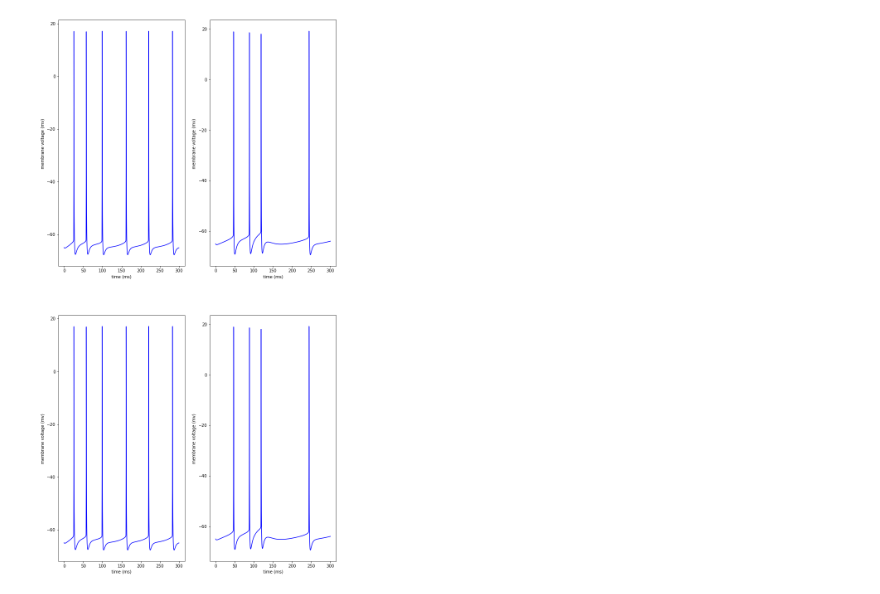
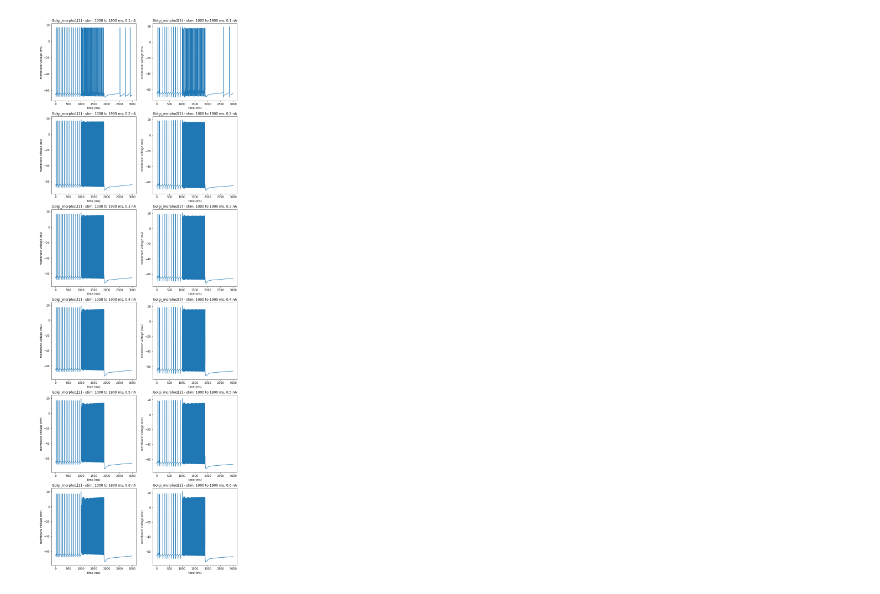
Before and after one commit to Spiritreaper331/Honors-Project-2022, a Jupyter notebook: Cerebellum Model/Golgi testing.ipynb, the cells around one changed output. Saved outputs shown, nothing was run; the diff lists cells and outputs as text; code cells hidden in the pictures.

```diff
--- a/Cerebellum Model/Golgi testing.ipynb
+++ b/Cerebellum Model/Golgi testing.ipynb
@@ -64,7 +60,7 @@ for j, cell in enumerate(cells):
 
     # Plot the results
     plt.subplot(1, len(cells), j + 1)
-    plt.title(f"cell {j}")
+    plt.title(str(cell))
     plt.plot(np.array(time), np.array(cell.vm), 'b')
     plt.xlabel("time (ms)")
-    plt.ylabel("membrane voltage (mv) ")
+    plt.ylabel("membrane voltage (mv)")
@@ -74,41 +72,43 @@ for j, cell in enumerate(cells):
 # Basic properties of the simulation
 h.dt = 0.025    # change in time between steps (ms)
 h.celsius = 32  # temperature of the neurons (*C)
 h.tstop = 3000  # time to stop the entire simulation (ms)
 h.v_init = -65  # initial membrane potential (mV)
 
 stimdata = [
     [1000, 900, 0.1],  # delay, duration, amplitude
     [1000, 900, 0.2],
-    #[1000, 900, 0.3],
-    #[1000, 900, 0.4],
-    #[1000, 900, 0.5],
-    #[1000, 900, 0.6],
+    [1000, 900, 0.3],
+    [1000, 900, 0.4],
+    [1000, 900, 0.5],
+    [1000, 900, 0.6],
 ]
 
-plt.figure(figsize=(12, 8*len(stimdata)))
+plt.figure(figsize=(12, 6*len(stimdata)))
 for j, cell in enumerate(cells):
     for i, (delay, duration, amplitude) in enumerate(stimdata):
         stim = [h.IClamp(0.5, sec=cell.soma[0])]
         stim[0].delay = delay
         stim[0].dur = duration
         stim[0].amp = amplitude
 
         time = h.Vector()
         time.record(h._ref_t)
 
         #Initialization
         h.finitialize()
         h.run()
 
         # Plot the results
         plt.subplot(len(stimdata), len(cells), i*len(cells) + j + 1)
-        plt.title(f"cell {j}, stim patten {i}")
+        plt.title(f"{cell} - stim: {delay} to {delay+duration} ms, {amplitude} nA")
         plt.plot(np.array(time), np.array(cell.vm))
         plt.xlabel("time (ms)")
-        plt.ylabel("membrane voltage (mv) ")
+        plt.ylabel("membrane voltage (mv)")
+
+        del stim  # make sure these are all disconnected
 # %% [output]
-[figure, old version]
+[figure, new version]
 # %%
 ########## Negative Current Testing ##########
 
```
Also changed, not shown: parts of 7 cells of this notebook.
